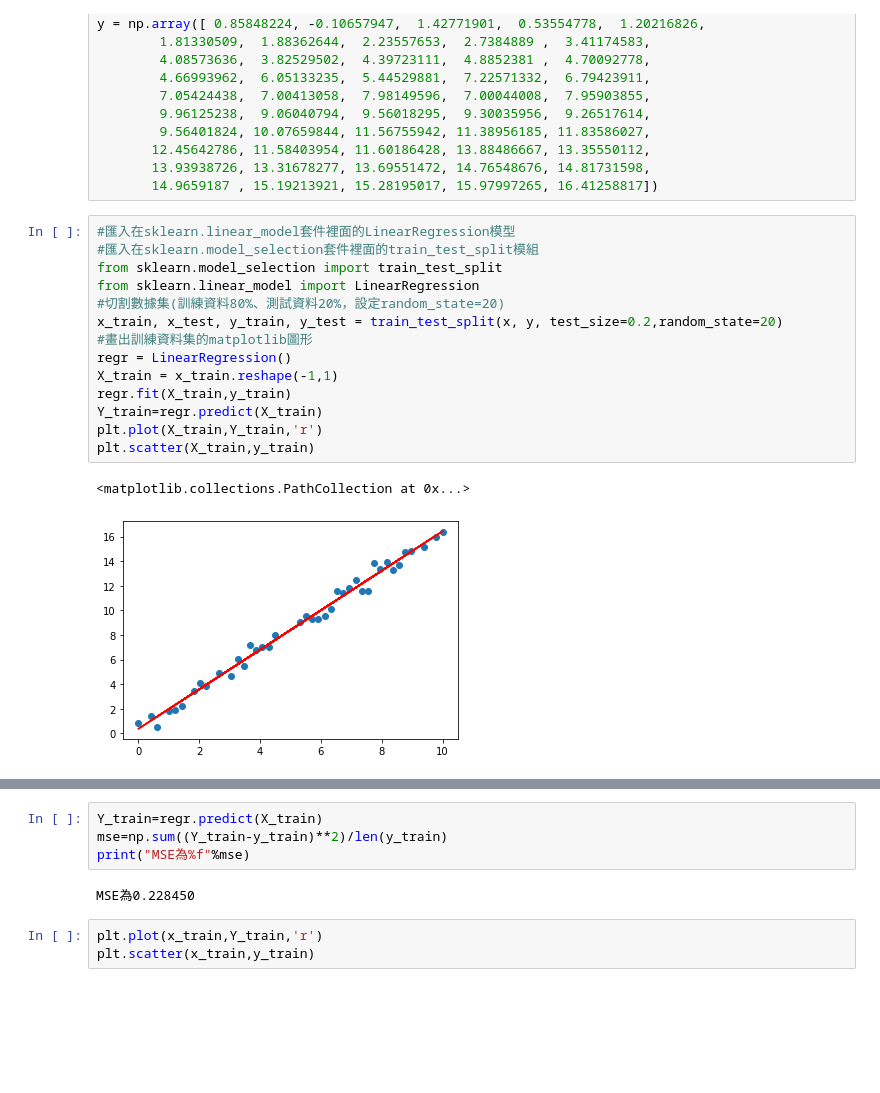
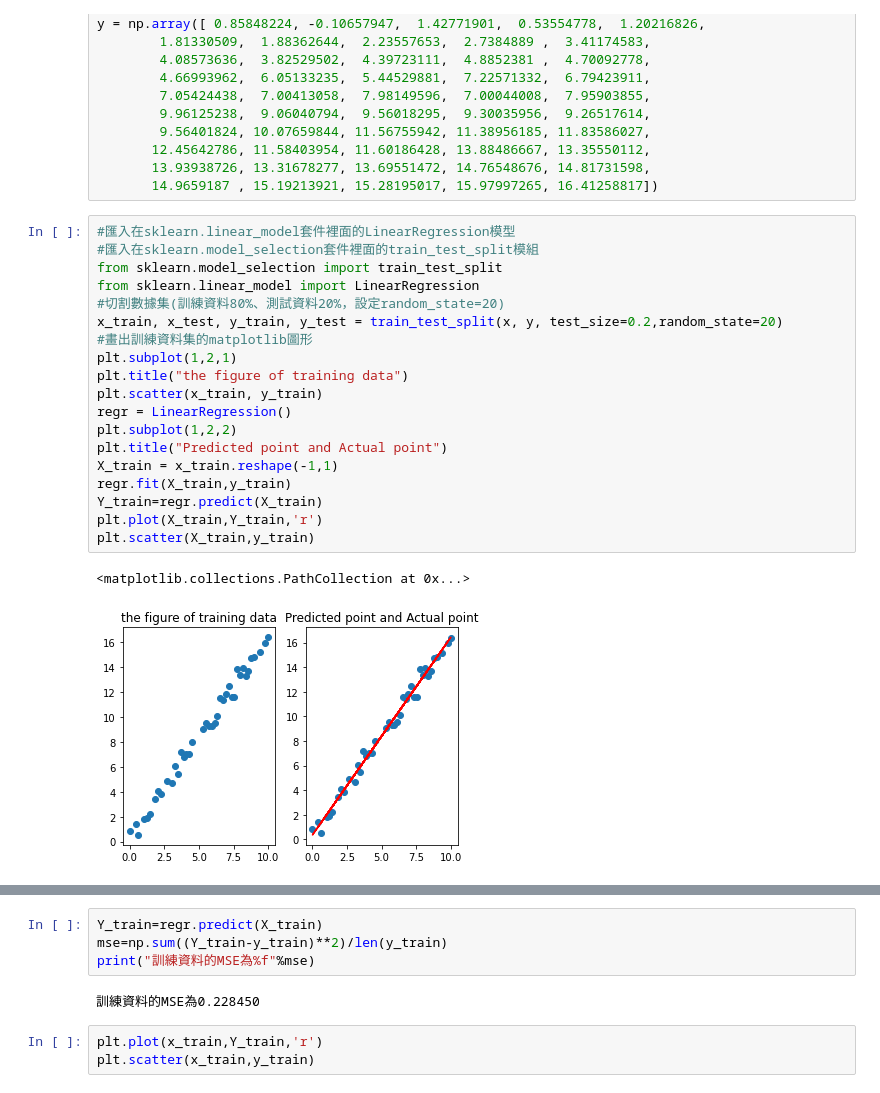
Before and after one commit to Albert09402020/IMLP360, a Jupyter notebook: Linear Regression_HW.ipynb, the cells around one changed output, grey strips where cells are left out. Saved outputs shown, nothing was run; the diff lists cells and outputs as text; blank space fills up the shorter version.

```diff
--- a/Linear Regression_HW.ipynb
+++ b/Linear Regression_HW.ipynb
@@ -103,20 +103,25 @@ y = np.array([ 0.85848224, -0.10657947,  1.42771901,  0.53554778,  1.20216826,
 # %%
 #匯入在sklearn.linear_model套件裡面的LinearRegression模型
 #匯入在sklearn.model_selection套件裡面的train_test_split模組
 from sklearn.model_selection import train_test_split
 from sklearn.linear_model import LinearRegression
 #切割數據集(訓練資料80%、測試資料20%，設定random_state=20)
 x_train, x_test, y_train, y_test = train_test_split(x, y, test_size=0.2,random_state=20)
 #畫出訓練資料集的matplotlib圖形
+plt.subplot(1,2,1)
+plt.title("the figure of training data")
+plt.scatter(x_train, y_train)
 regr = LinearRegression()
+plt.subplot(1,2,2)
+plt.title("Predicted point and Actual point")
 X_train = x_train.reshape(-1,1)
 regr.fit(X_train,y_train)
 Y_train=regr.predict(X_train)
 plt.plot(X_train,Y_train,'r')
 plt.scatter(X_train,y_train)
 # %% [output]
 <matplotlib.collections.PathCollection at 0x...>
-[figure, old version]
+[figure, new version]
 # %% [markdown]
 ## 用訓練資料來 fit 函數
 1. 只用訓練資料集的資料進行linear regression演算法<br>
@@ -126,9 +131,9 @@ plt.scatter(X_train,y_train)
 # %%
 Y_train=regr.predict(X_train)
 mse=np.sum((Y_train-y_train)**2)/len(y_train)
-print("MSE為%f"%mse)
+print("訓練資料的MSE為%f"%mse)
 # %% [output]
-MSE為0.228450
+訓練資料的MSE為0.228450
 # %%
 plt.plot(x_train,Y_train,'r')
 plt.scatter(x_train,y_train)
```
Also changed, not shown: parts of 2 cells of this notebook.
